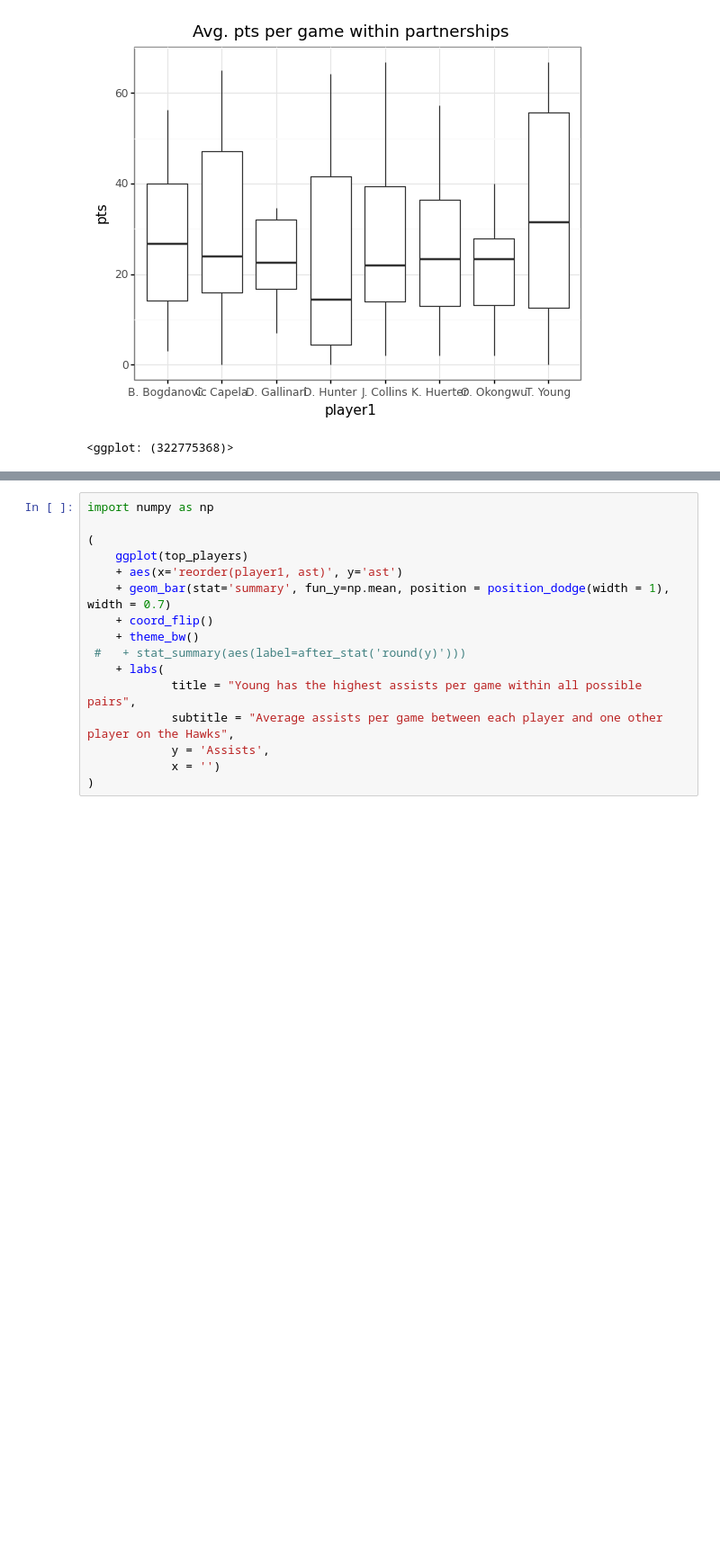
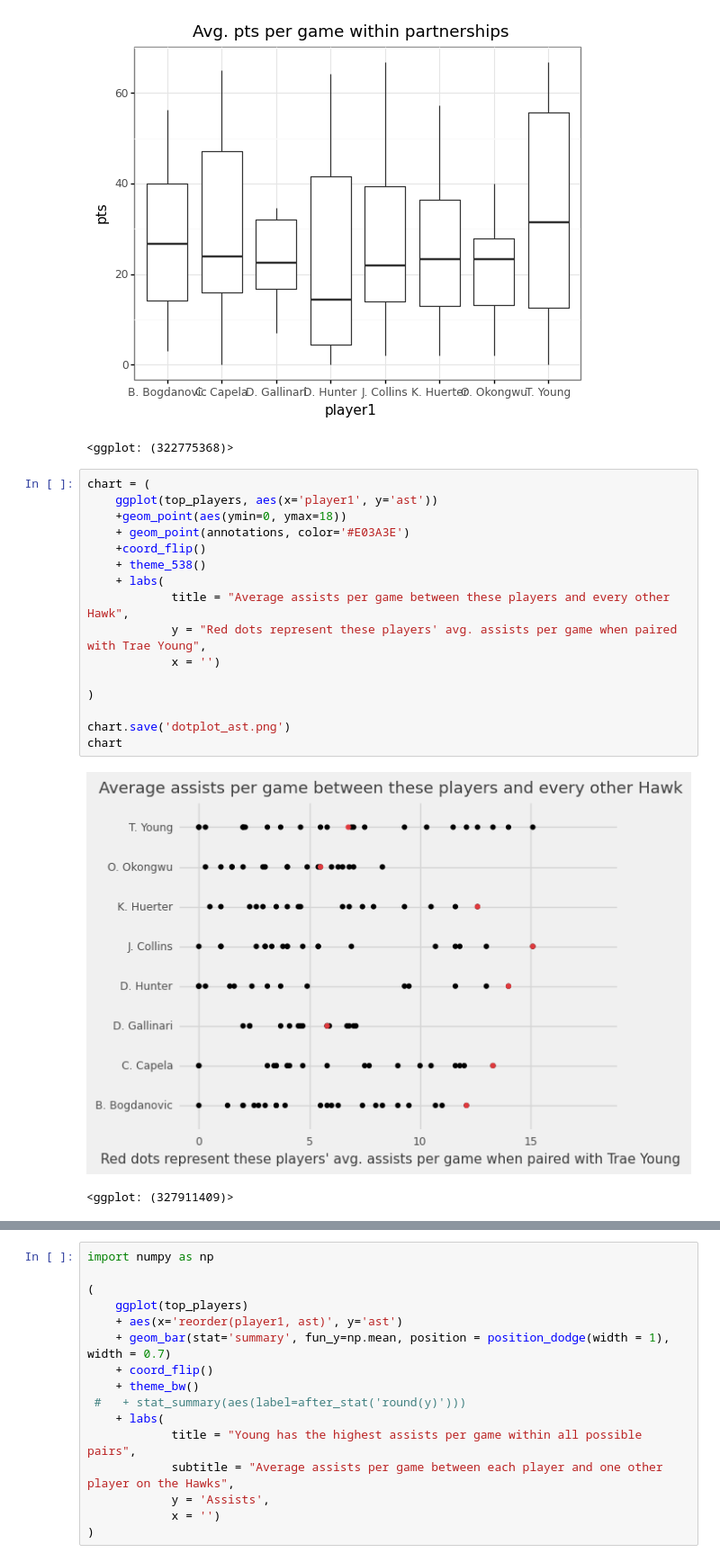
Before and after one commit to jessieblaeser/Trae-Young-Impact, a Jupyter notebook: analysis/Assessing lineups, 2021-22 season.ipynb, the cells around one changed output, grey strips where cells are left out. Shown at 90% size. Saved outputs shown, nothing was run; the diff lists cells and outputs as text; blank space fills up the shorter version.

```diff
--- a/analysis/Assessing lineups, 2021-22 season.ipynb
+++ b/analysis/Assessing lineups, 2021-22 season.ipynb
@@ -507,5 +507,24 @@ top_players = df[(df.player1.str.contains('Young'))\
 # %% [output]
 [figure]
 <ggplot: (322775368)>
+# %%
+chart = (
+    ggplot(top_players, aes(x='player1', y='ast'))
+    +geom_point(aes(ymin=0, ymax=18))
+    + geom_point(annotations, color='#E03A3E')
+    +coord_flip()
+    + theme_538()
+    + labs(
+            title = "Average assists per game between these players and every other Hawk",
+            y = "Red dots represent these players' avg. assists per game when paired with Trae Young",
+            x = '')
+
+)
+
+chart.save('dotplot_ast.png')
+chart
+# %% [output]
+[figure, added]
+<ggplot: (327911409)>
 # %%
 (
```
Also changed, not shown: parts of 13 cells of this notebook, 7 other files.
